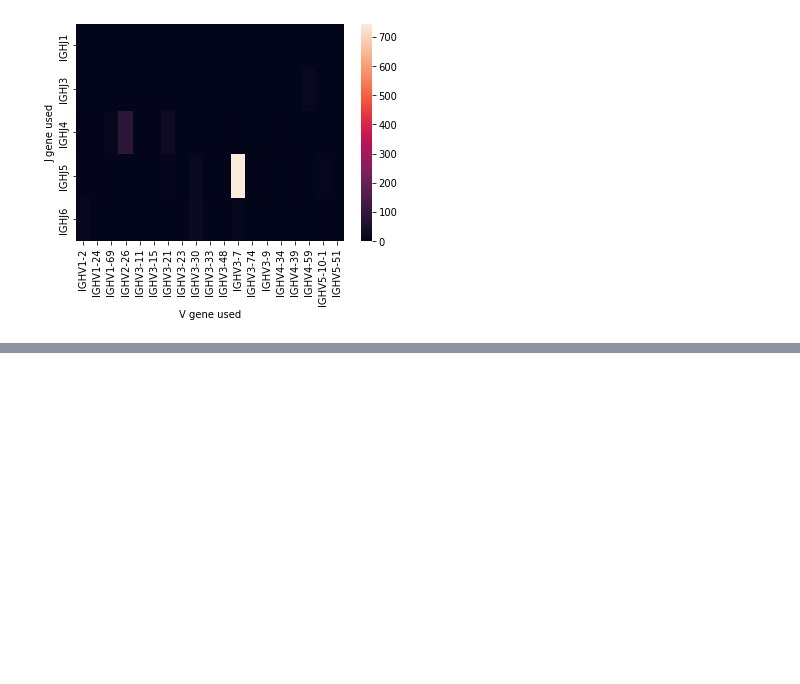
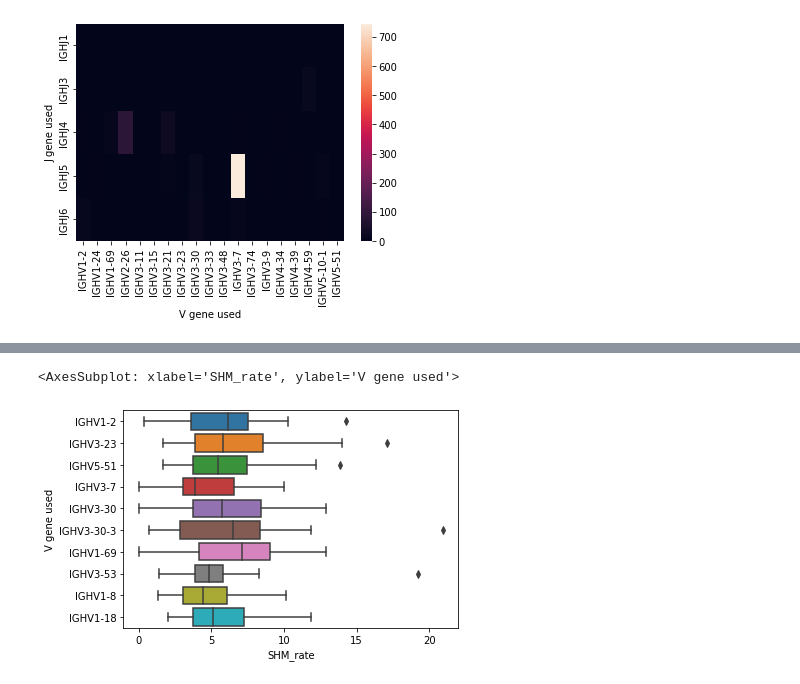
Before and after one commit to jchan58/hw1_immunogenetics, a Jupyter notebook: heatmap.ipynb, the cells around one changed output, grey strips where cells are left out. Saved outputs shown, nothing was run; the diff lists cells and outputs as text; code cells hidden in the pictures; blank space fills up the shorter version.

```diff
--- a/heatmap.ipynb
+++ b/heatmap.ipynb
@@ -29,5 +25,5 @@ print(memory_df)
 # %%
-filtered_memory = memory_df[['v_call', 'j_call']].copy()
+filtered_memory = memory_df[['v_call', 'j_call', 'cdr3', 'v_identity', 'productive']].copy()
 filtered_memory = filtered_memory.dropna()
 print(filtered_memory)
 # %% [output]
@@ -50,6 +49,10 @@ memory_problem1 = pd.DataFrame()
 #we are taking our filtered dataframe and now creating another data frame that contains the v gene and j genes used. We are splitting the gene name from the allele name because two different alleles can still mean the same gene
 memory_problem1['V gene used'] = filtered_memory['v_call'].map(lambda gene: gene.split('*')[0])
 memory_problem1['J gene used'] = filtered_memory['j_call'].map(lambda gene: gene.split('*')[0])
+memory_problem1['cdr3_used'] = filtered_memory['cdr3']
+memory_problem1['SHM_calc'] = filtered_memory['v_identity'].map(lambda x:100-x)
+memory_problem1['V_length'] = filtered_memory['v_identity'].map(lambda x:100-x)
+memory_problem1['productive'] = filtered_memory['productive']
 #create a new collumn that represents value (1 occurance per combo)
 #it should be the same length as the v and j gene collums (they are the same length)
 memory_problem1['Value'] = np.ones(len(memory_problem1['J gene used']))
@@ -226,0 +236,4 @@ Name: V gene used, dtype: int64
+# %%
+SHM_rate_df = memory_problem1[['V gene used', 'SHM_rate']]
+SHM_rate_df = SHM_rate_df.loc[SHM_rate_df['V gene used'].isin(["IGHV3-23", "IGHV3-30", "IGHV3-7", "IGHV1-2", "IGHV1-18", "IGHV5-51", "IGHV1-69", "IGHV1-8", "IGHV3-30-3", "IGHV3-53"])]
+print(SHM_rate_df)
@@ -226,0 +255,5 @@ Name: V gene used, dtype: int64
+# %%
+sns.boxplot(data = SHM_rate_df, x = "SHM_rate", y = 'V gene used')
+# %% [output]
+<AxesSubplot: xlabel='SHM_rate', ylabel='V gene used'>
+[figure, added]
```
Also changed, not shown: parts of 6 cells of this notebook.
